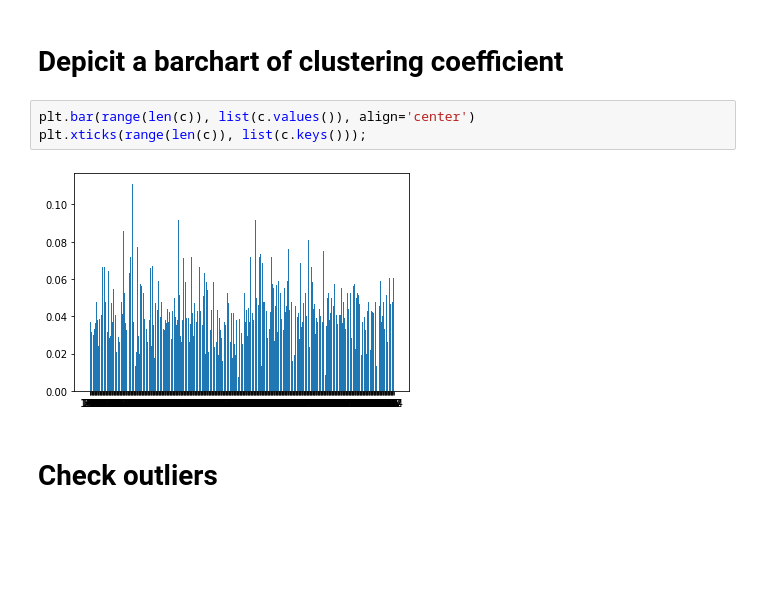
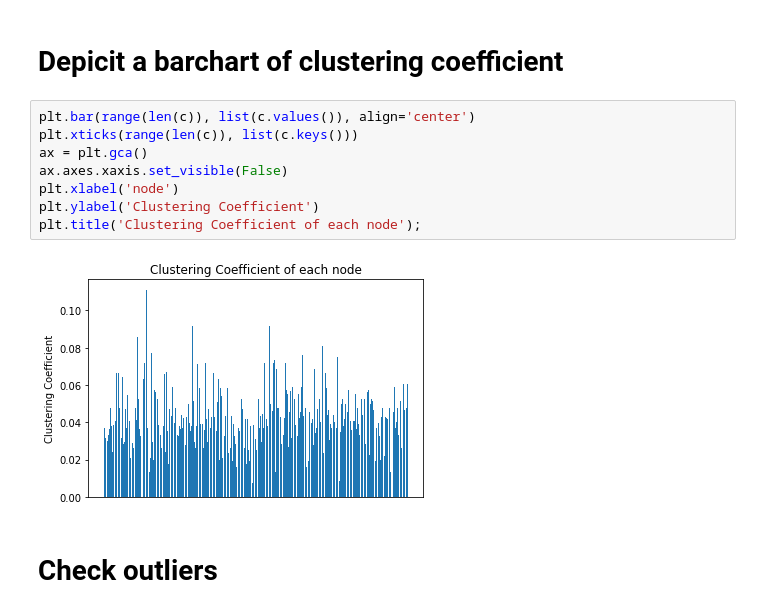
Before and after one commit to YuehYang/NUS-Fintech-Hackathon-Team-MSBA-Fintech, a Jupyter notebook: 1.Network Analysis/Clustering Coefficient & Community Detection V6.ipynb, the cells around one changed output. Saved outputs shown, nothing was run; the diff lists cells and outputs as text; blank space fills up the shorter version.

```diff
--- a/1.Network Analysis/Clustering Coefficient & Community Detection V6.ipynb
+++ b/1.Network Analysis/Clustering Coefficient & Community Detection V6.ipynb
@@ -69,9 +76,14 @@ print(c)
 # Depicit a barchart of clustering coefficient
 # %%
 plt.bar(range(len(c)), list(c.values()), align='center')
-plt.xticks(range(len(c)), list(c.keys()));
+plt.xticks(range(len(c)), list(c.keys()))
+ax = plt.gca()
+ax.axes.xaxis.set_visible(False)
+plt.xlabel('node')
+plt.ylabel('Clustering Coefficient')
+plt.title('Clustering Coefficient of each node');
 # %% [output]
-[figure, old version]
+[figure, new version]
 # %% [markdown]
 # Check outliers
 # %%
```
Also changed, not shown: parts of 3 cells of this notebook, 4 other files.
